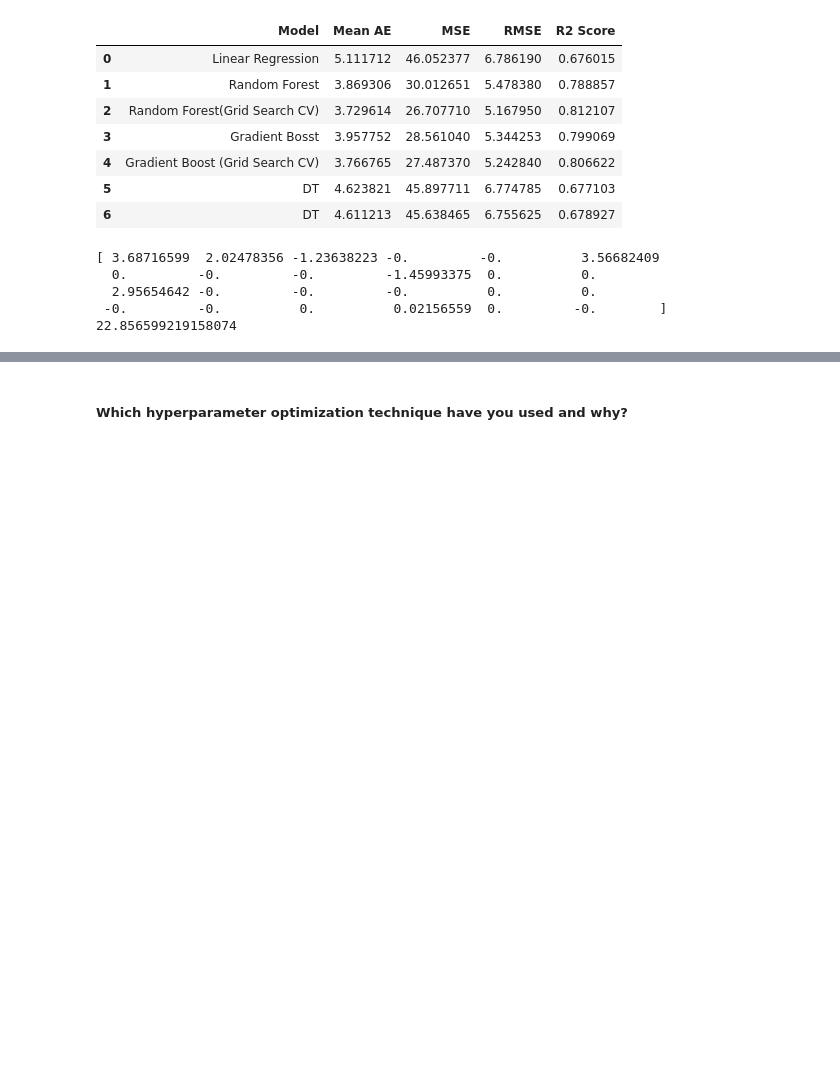
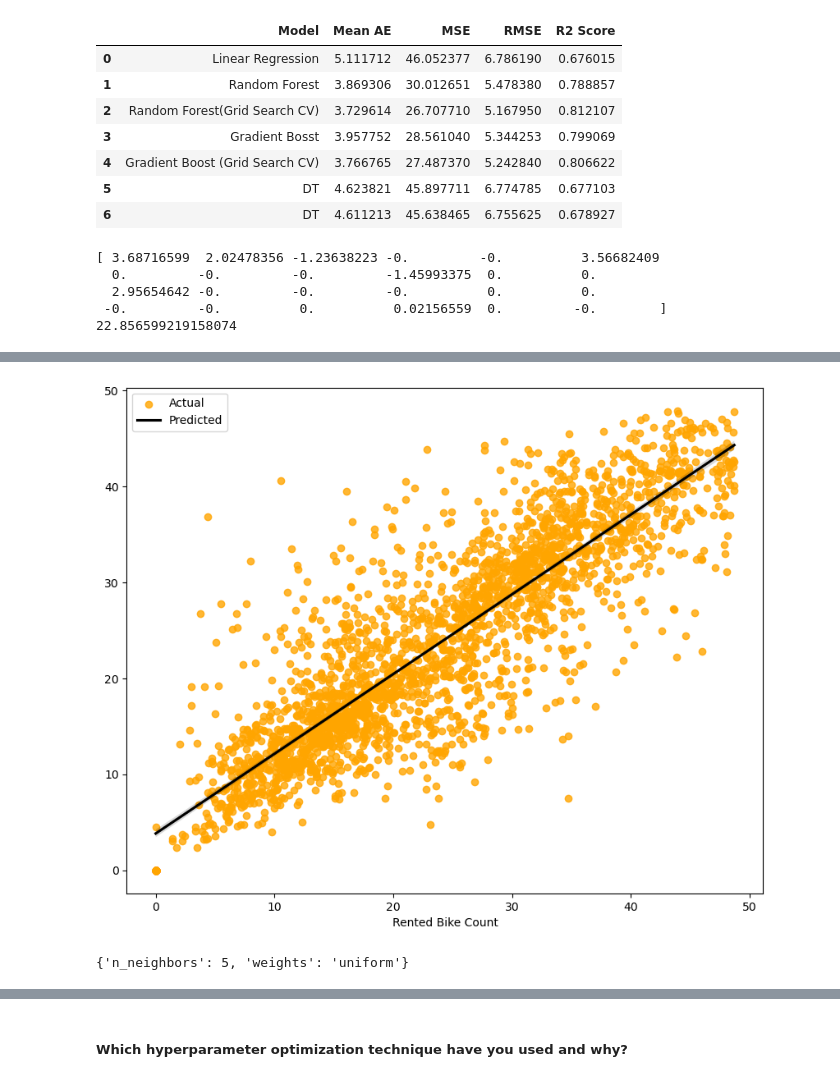
Before and after one commit to lakshay170/ML_bike_demand, a Jupyter notebook: Project.ipynb, the cells around one changed output, grey strips where cells are left out. Saved outputs shown, nothing was run; the diff lists cells and outputs as text; code cells hidden in the pictures; blank space fills up the shorter version.

```diff
--- a/Project.ipynb
+++ b/Project.ipynb
@@ -1122,0 +1135,8 @@ print(lasso.intercept_)
+# %%
+from sklearn.neighbors import KNeighborsRegressor
+k = 3  # Number of neighbors to consider
+knn = KNeighborsRegressor(n_neighbors=k)
+knn.fit(X_train, y_train)
+
+# Make predictions on the test set
+knn_y_pred = knn.predict(X_test)
@@ -1122,0 +1156,20 @@ print(lasso.intercept_)
+# %%
+reg_scatter(y_test,knn_y_pred)
+# %% [output]
+[figure, added]
+# %%
+param_grid = {
+    'n_neighbors': [1, 3, 5, 7, 9],  # List of k values to try
+    'weights': ['uniform', 'distance']  # Different weighting schemes
+}
+
+
+# Create the GridSearchCV object
+knn_grid_search = GridSearchCV(estimator=knn, param_grid=param_grid, scoring='neg_mean_squared_error', cv=5)
+knn_grid_search.fit(X_train, y_train)
+
+# Get the best hyperparameters from the grid search
+best_params = knn_grid_search.best_params_
+best_params
+# %% [output]
+{'n_neighbors': 5, 'weights': 'uniform'}
```
Also changed, not shown: parts of 4 cells of this notebook.
